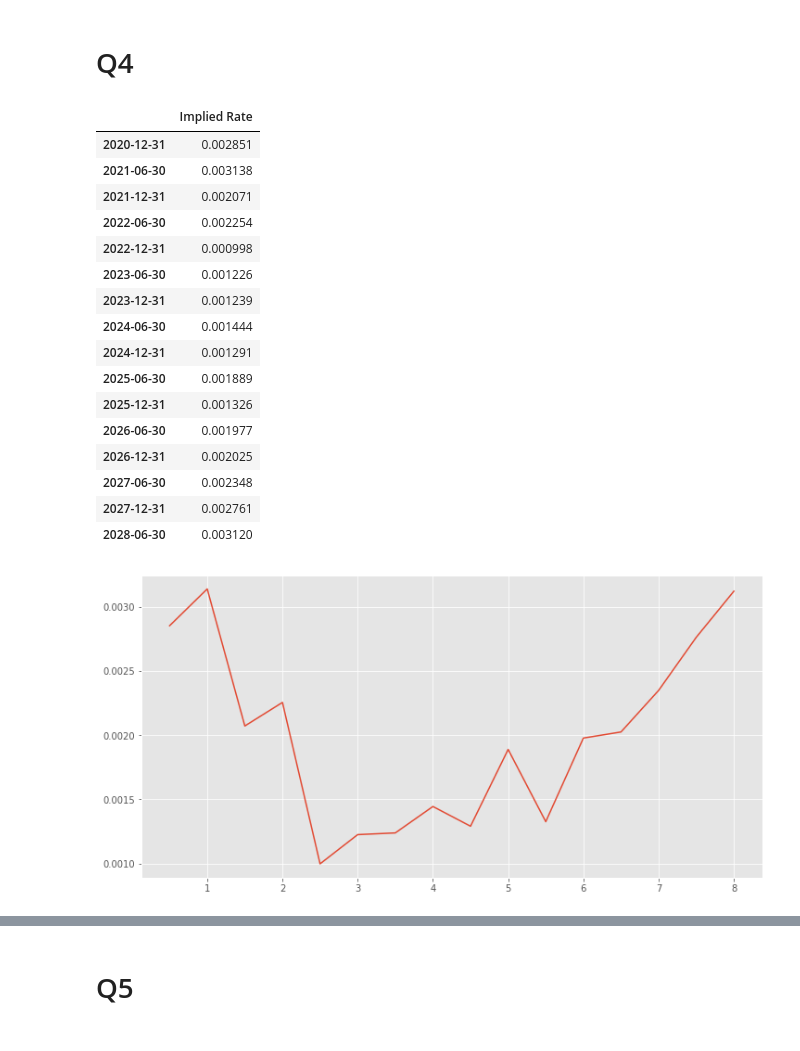
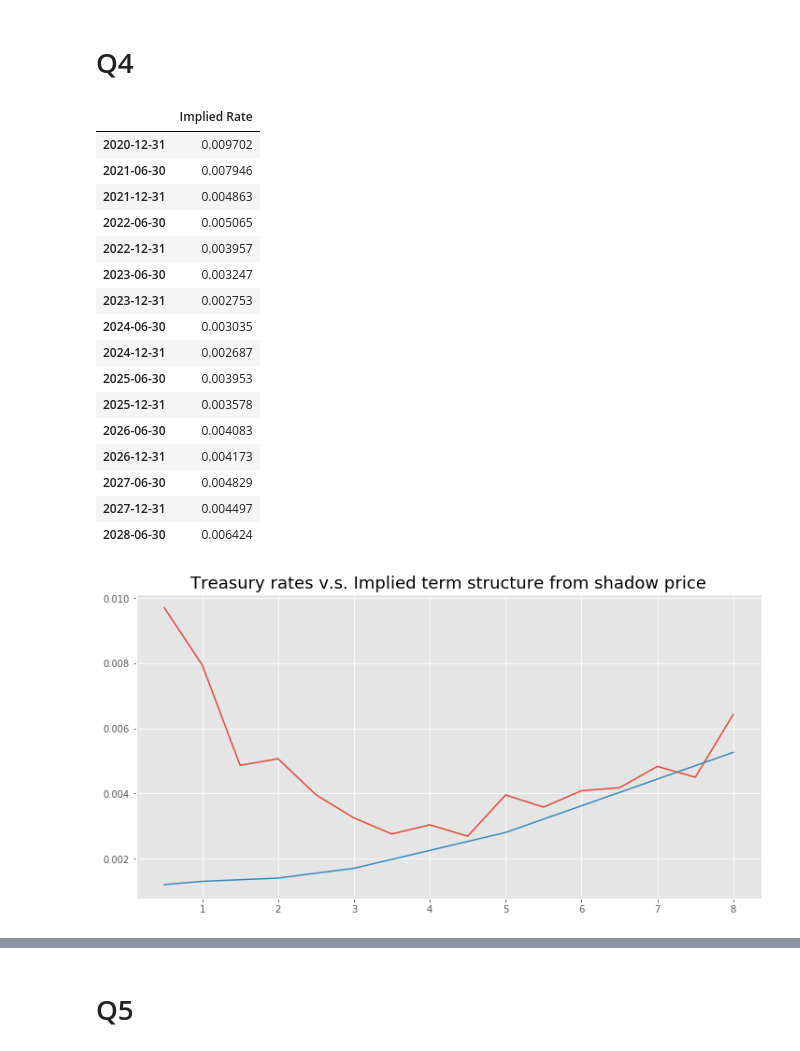
Before and after one commit to fuzhongzhou/Optimization-Projects, a Jupyter notebook: Pipeline.ipynb, the cells around one changed output, grey strips where cells are left out. Cells and saved outputs as stored; diff of their text form; code cells hidden in the pictures.

Commit message:
Implied rate correction, plot update

```diff
--- a/Pipeline.ipynb
+++ b/Pipeline.ipynb
@@ -146,7 +146,7 @@ prob.solve()
 
 # Recall that cvxpy yields shadow prices with flipped sign
 shadowprices = -prob.constraints[0].dual_value
-impliedrates = 1/(shadowprices**(1/np.array(range(1,17))))-1
+impliedrates = 1/(shadowprices**(1/liab_stream.index))-1
 
 # Print result.
 print("\nThe optimal cost of portfolio", prob.value)
@@ -205,25 +205,27 @@ terms = pd.date_range(start='12/1/2020', end='12/1/2028', freq='6M')
 display(pd.Series(impliedrates, terms, name='Implied Rate').to_frame())
 # %% [output]
 |  | Implied Rate |
-| 2020-12-31 | 0.002851 |
-| 2021-06-30 | 0.003138 |
-| 2021-12-31 | 0.002071 |
-| 2022-06-30 | 0.002254 |
-| 2022-12-31 | 0.000998 |
-| 2023-06-30 | 0.001226 |
-| 2023-12-31 | 0.001239 |
-| 2024-06-30 | 0.001444 |
-| 2024-12-31 | 0.001291 |
-| 2025-06-30 | 0.001889 |
-| 2025-12-31 | 0.001326 |
-| 2026-06-30 | 0.001977 |
-| 2026-12-31 | 0.002025 |
-| 2027-06-30 | 0.002348 |
-| 2027-12-31 | 0.002761 |
-| 2028-06-30 | 0.003120 |
+| 2020-12-31 | 0.009702 |
+| 2021-06-30 | 0.007946 |
+| 2021-12-31 | 0.004863 |
+| 2022-06-30 | 0.005065 |
+| 2022-12-31 | 0.003957 |
+| 2023-06-30 | 0.003247 |
+| 2023-12-31 | 0.002753 |
+| 2024-06-30 | 0.003035 |
+| 2024-12-31 | 0.002687 |
+| 2025-06-30 | 0.003953 |
+| 2025-12-31 | 0.003578 |
+| 2026-06-30 | 0.004083 |
+| 2026-12-31 | 0.004173 |
+| 2027-06-30 | 0.004829 |
+| 2027-12-31 | 0.004497 |
+| 2028-06-30 | 0.006424 |
 # %%
 plt.figure(figsize=[12,6])
 pd.Series(impliedrates, index=0.5 * np.array(range(1, 17))).plot()
+pd.Series(term_struct_interp(np.array(range(1,17)) * 0.5), index=0.5 * np.array(range(1, 17))).plot()
+plt.title("Treasury rates v.s. Implied term structure from shadow price", size=18)
 plt.show()
 # %% [output]
-[figure, old version]
+[figure, new version]
```
Also changed, not shown: parts of 9 cells of this notebook.
